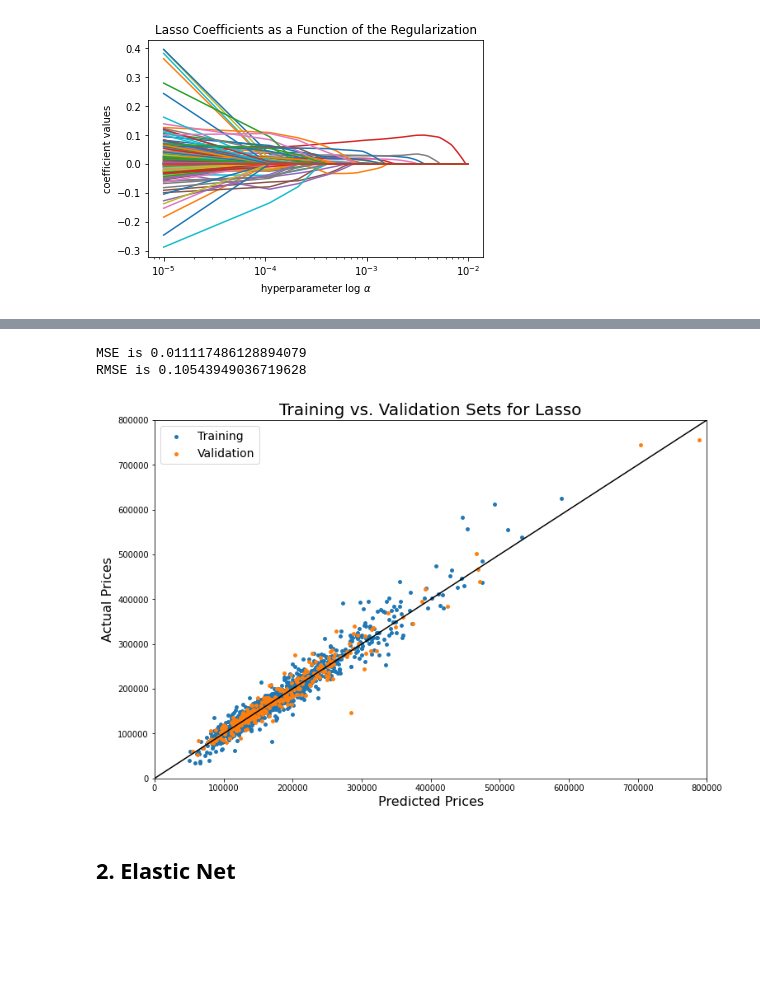
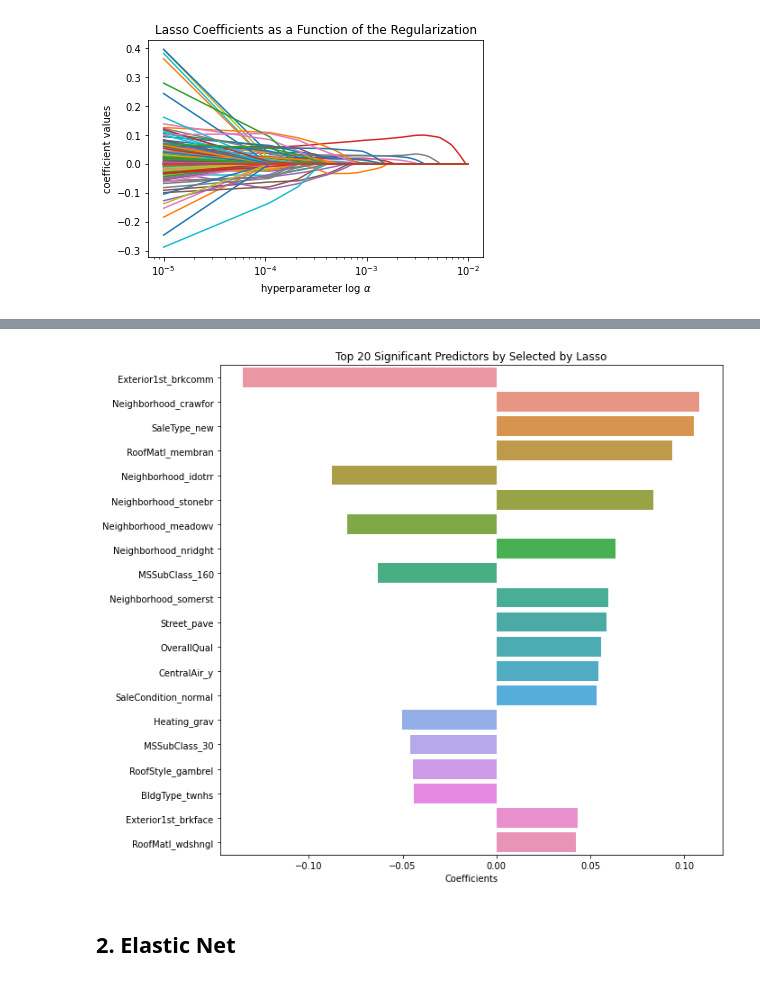
Before and after one commit to zackzbar/ml_houseprice_iowa, a Jupyter notebook: scripts/models.ipynb, the cells around one changed output, grey strips where cells are left out. Saved outputs shown, nothing was run; the diff lists cells and outputs as text; code cells hidden in the pictures; blank space fills up the shorter version.

```diff
--- a/scripts/models.ipynb
+++ b/scripts/models.ipynb
@@ -228,30 +326,12 @@ lasso_coef_imp.to_csv("../output/lasso_coef_imp.csv") # coef is for raw data, no
-# %%
-# Lasso model error: MSE & RMSE
-ytrain_lasso = model_lasso.predict(xtrain)
-ytest_lasso = model_lasso.predict(xtest)
-
-MSE = mean_squared_error(ytrain, ytrain_lasso)
-RMSE = np.sqrt(mean_squared_error(ytrain, ytrain_lasso)) # no written function, need to manually calculate
-print(f"MSE is {MSE}\nRMSE is {RMSE}")
-# %% [output]
-MSE is 0.011117486128894079
-RMSE is 0.10543949036719628
-# %%
-## plot error of train vs validation data
-plt.figure(figsize=(12,8))
-plt.scatter(np.exp(ytrain_lasso), np.exp(ytrain), marker="o", s=15, label = "Training")
-plt.scatter(np.exp(ytest_lasso), np.exp(ytest), marker="o", s=15, label="Validation")
-plt.title("Training vs. Validation Sets for Lasso", fontsize=20)
-plt.xlabel("Predicted Prices", fontsize = 16)
-plt.ylabel("Actual Prices", fontsize = 16)
-plt.legend(loc = "upper left", fontsize = 14)
-plt.xlim(0, 800000)
-plt.ylim(0, 800000)
-plt.plot([0, 800000], [0, 800000], 'black') # ideal predict-
-#plt.show()
-plt.savefig('../output/lasso_train_validation_compare.png')
-# %% [output]
-[figure, removed]
+# %%
+# plot of top significant coefficients
+plot_df = lasso_coef_imp.iloc[:20, ]
+#plot_df['sign'] = ["negative" if plot_df["coef"] < 0 else "positive" for x in plot_df["abs_coef"] ]
+ax = sns.barplot(y = plot_df.index, x = "coef", data = plot_df)
+ax.set(xlabel = "Coefficients", title = "Top 20 Significant Predictors by Selected by Lasso")
+plt.savefig("../output/lasso_coef_imp_top20.png", bbox_inches = "tight")
+# %% [output]
+[figure, added]
 # %% [markdown]
 ## 2. Elastic Net
 <a id='en'></a>
```
Also changed, not shown: parts of 64 cells of this notebook, 14 other files.
